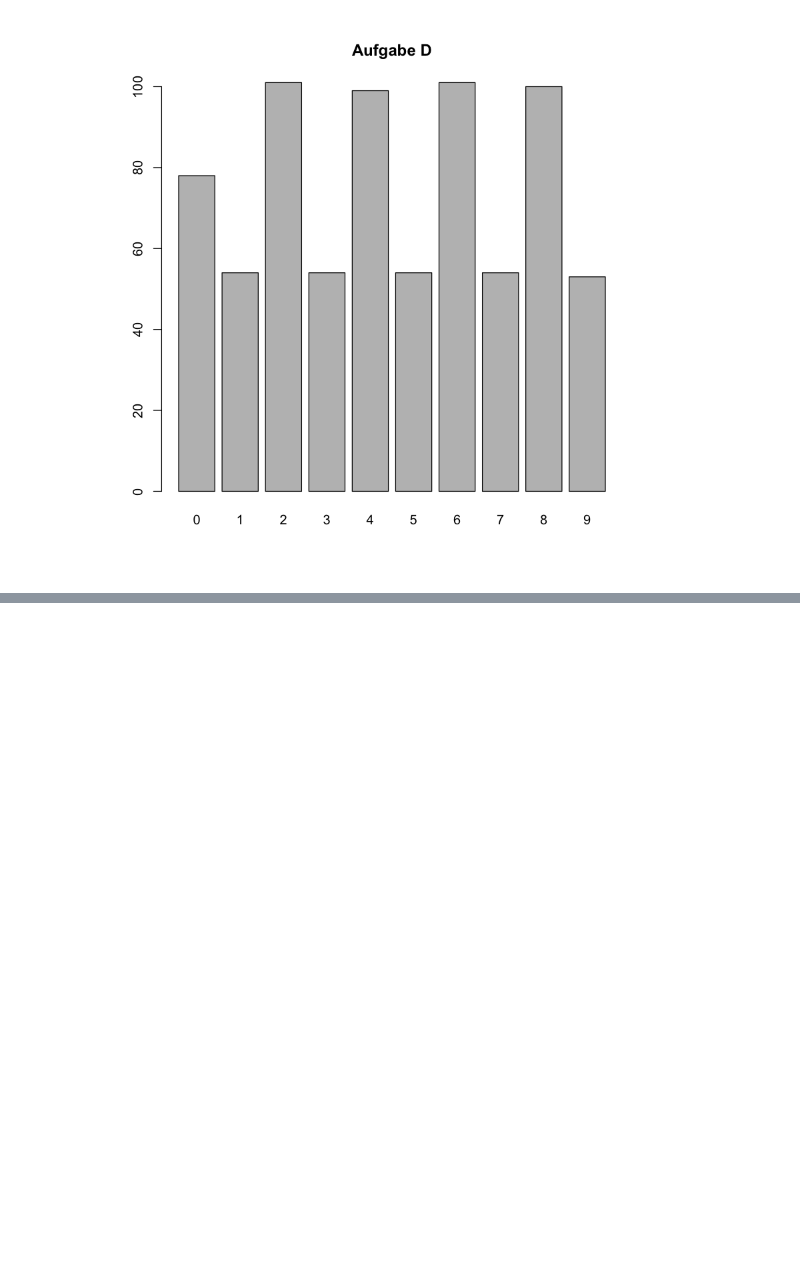
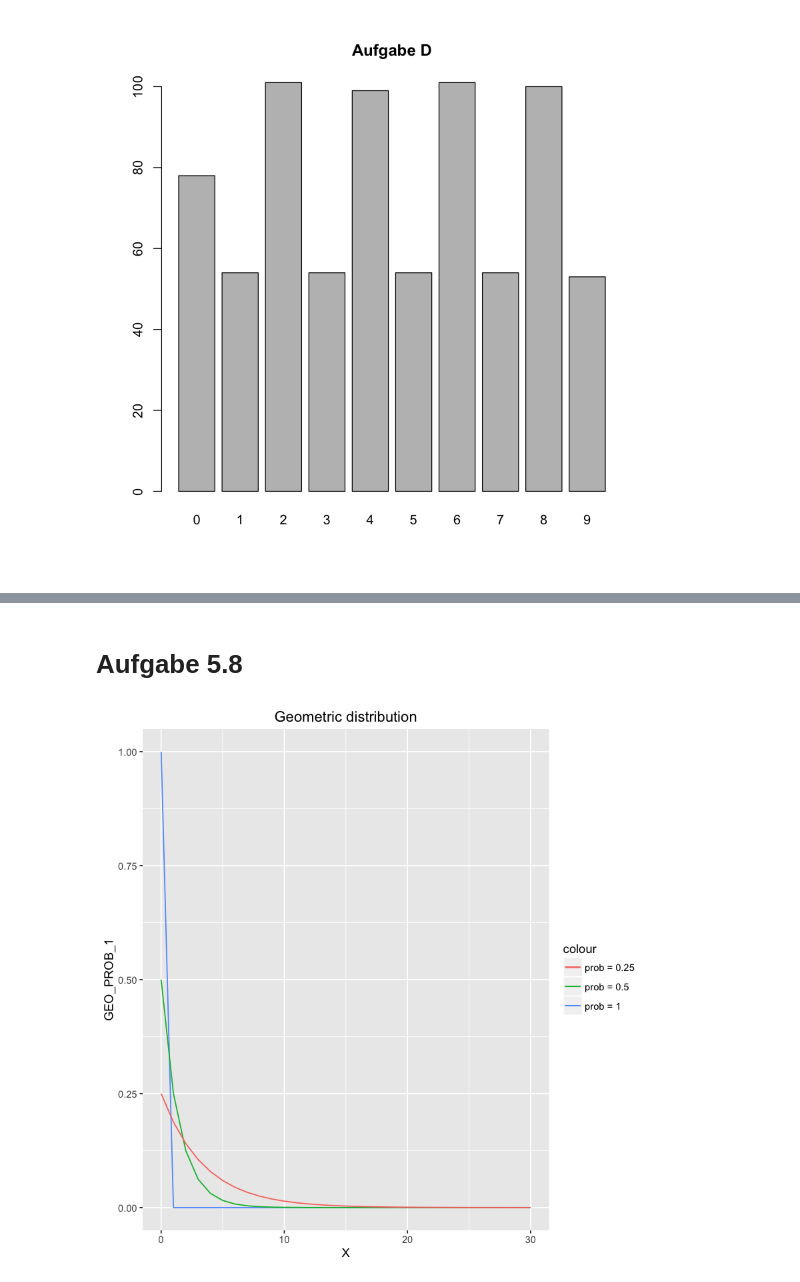
Before and after one commit to jgoerner/Programming-for-DataScience, a Jupyter notebook: Aufgabenblaetter/Aufgabenblatt 5.ipynb, the cells around one changed output, grey strips where cells are left out. Drawn from its saved outputs; the diff is of its cells as text; code cells hidden in the pictures; blank space fills up the shorter version.

Commit message:
Aufgabe 5.8 a beendet

```diff
--- a/Aufgabenblaetter/Aufgabenblatt 5.ipynb
+++ b/Aufgabenblaetter/Aufgabenblatt 5.ipynb
@@ -105,0 +302,47 @@ B:
+# %% [markdown]
+# Aufgabe 5.8
+# %%
+library(ggplot2)
+
+# float dataframe in interval [0,4] used for GAMMA, EXPONENTIAL & CAUCHY distribution
+x <- seq(0, 4, 0.01)
+df <- data.frame(cbind(X = x,
+                       GAM_SHAPE_1 = dgamma(x, shape=1),
+                       GAM_SHAPE_05 = dgamma(x, shape=0.5),
+                       GAM_SHAPE_2 = dgamma(x, shape=2),
+                       EXP = dexp(x),
+                       EXP_RATE_05 = dexp(x, rate = .5),
+                       EXP_RATE_2 = dexp(x, rate=2),
+                       CAU = dcauchy(x),
+                       CAU_SCALE_05 = dcauchy(x,scale = 0.5),
+                       CAU_SCALE_2 = dcauchy(x,scale = 2),
+                       CAU_LOCATION_05 = dcauchy(x, location = 0.5),
+                       CAU_LOCATION_2 = dcauchy(x, location = 2)
+                      ))
+
+# integer dataframe in interval [0,30] used for GEOMETRIC distribution
+xint <- seq(0, 30)
+df_int <- data.frame(cbind(X = xint,
+                           GEO_PROB_1 = dgeom(xint, prob=1),
+                           GEO_PROB_05 = dgeom(xint, prob=0.5),
+                           GEO_PROB_025 = dgeom(xint, prob=0.25)
+                           ))
+
+# float dataframe in interval [0,1] used for BETA distribution
+df_01 <- data.frame(cbind(X = x[x<=1],
+                          BETA_1_1 = dbeta(x[x<=1], 1, 1),
+                          BETA_1_05 = dbeta(x[x<=1], 1, 0.5),
+                          BETA_1_2 = dbeta(x[x<=1], 1, 2),
+                          BETA_05_05 = dbeta(x[x<=1], 0.5, 0.5),
+                          BETA_2_2 = dbeta(x[x<=1], 2, 2)
+                         ))
+# %%
+g_geo <-
+ggplot(data=df_int) +
+geom_line(mapping=aes(x=X, y=GEO_PROB_1, colour="prob = 1")) +
+geom_line(mapping=aes(x=X, y=GEO_PROB_05, colour="prob = 0.5")) +
+geom_line(mapping=aes(x=X, y=GEO_PROB_025, colour="prob = 0.25")) +
+ggtitle("Geometric distribution")
+g_geo
+# %% [output]
+[figure, added]
```
Also changed, not shown: parts of 15 cells of this notebook, 2 other files.
